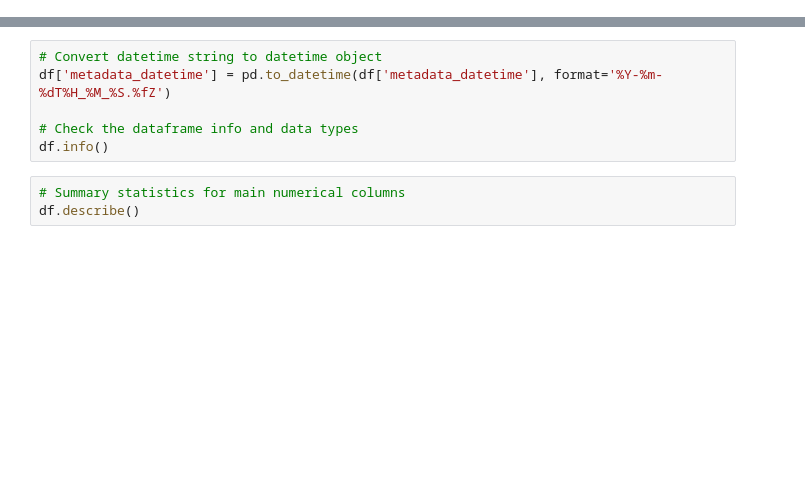
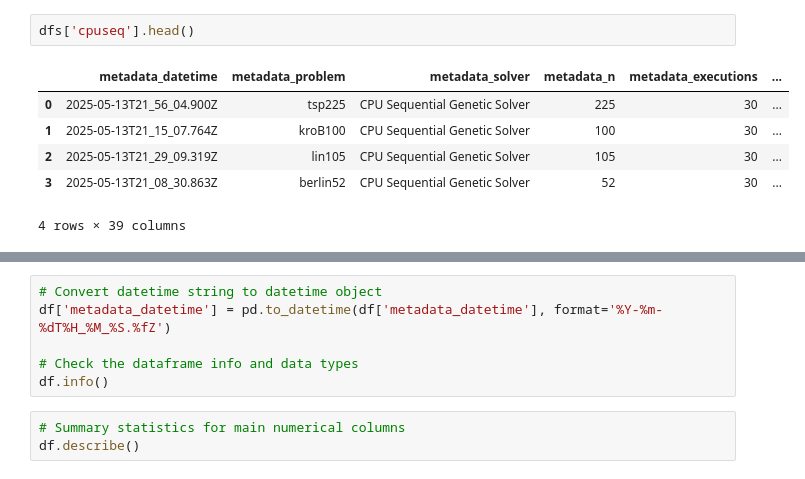
Before and after one commit to srp-mx/parallel-tsp, a Jupyter notebook: analysis/analysis.ipynb, the cells around one changed output, grey strips where cells are left out. Drawn from its saved outputs; the diff is of its cells as text; blank space fills up the shorter version.

```diff
--- a/analysis/analysis.ipynb
+++ b/analysis/analysis.ipynb
@@ -57,0 +81,9 @@ df.head()
+# %%
+dfs['cpuseq'].head()
+# %% [output]
+|  | metadata_datetime | metadata_problem | metadata_solver | metadata_n | metadata_executions | ... |
+| 0 | 2025-05-13T21_56_04.900Z | tsp225 | CPU Sequential Genetic Solver | 225 | 30 | ... |
+| 1 | 2025-05-13T21_15_07.764Z | kroB100 | CPU Sequential Genetic Solver | 100 | 30 | ... |
+| 2 | 2025-05-13T21_29_09.319Z | lin105 | CPU Sequential Genetic Solver | 105 | 30 | ... |
+| 3 | 2025-05-13T21_08_30.863Z | berlin52 | CPU Sequential Genetic Solver | 52 | 30 | ... |
+4 rows × 39 columns
```
Also changed, not shown: parts of 7 cells of this notebook.
